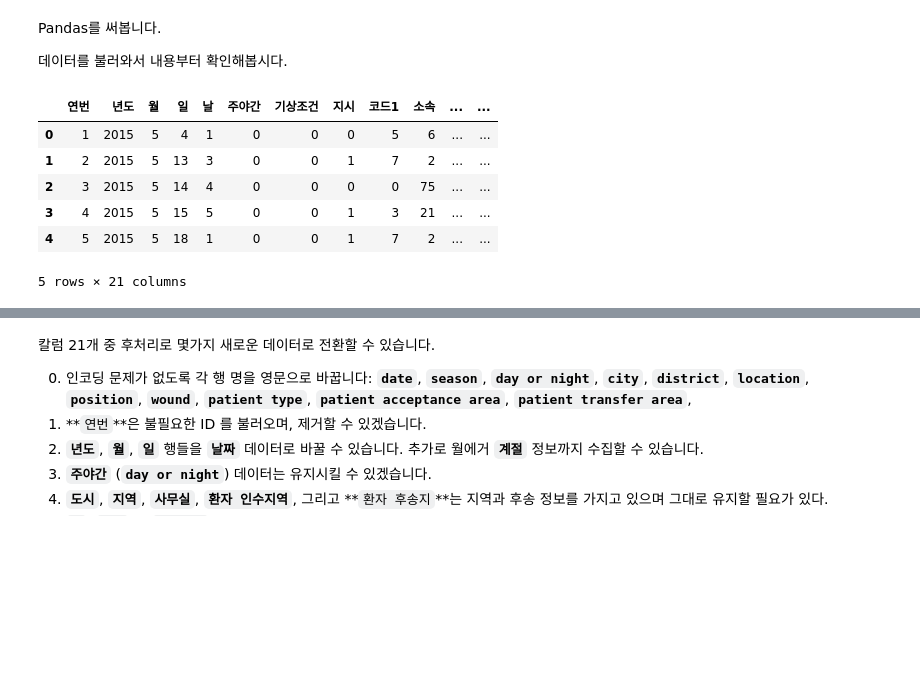
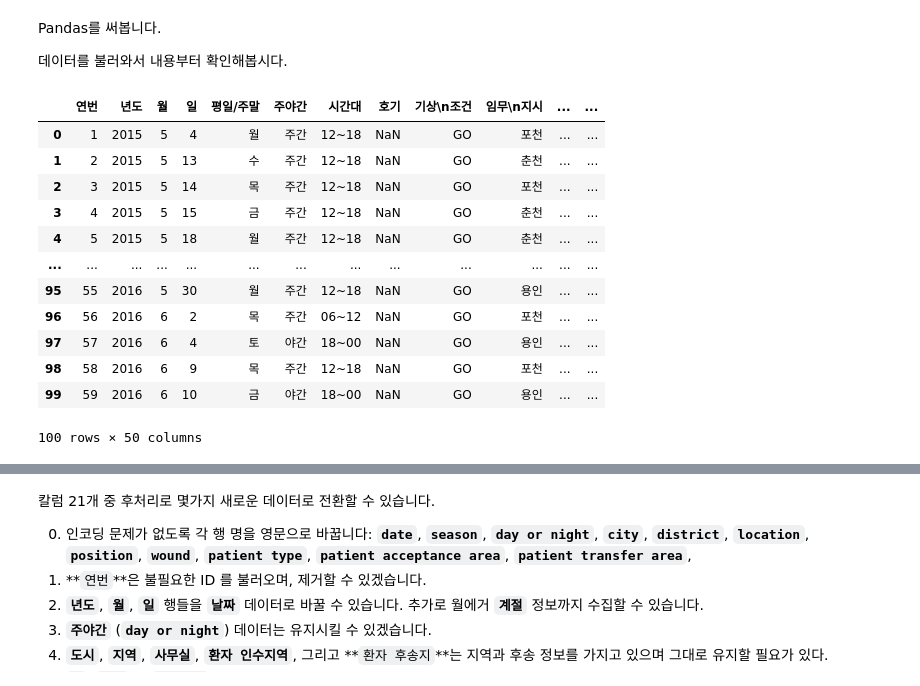
Before and after one commit to kamo1010/injury-big-data, a Jupyter notebook: Random_forest_code.ipynb, the cells around one changed output, grey strips where cells are left out. Cells and saved outputs as stored; diff of their text form; code cells hidden in the pictures; blank space fills up the shorter version.

```diff
--- a/Random_forest_code.ipynb
+++ b/Random_forest_code.ipynb
@@ -32,13 +32,19 @@ Pandas를 써봅니다.
 
 데이터를 불러와서 내용부터 확인해봅시다.
 # %%
-bank_data = pd.read_csv("sample_data/labels.csv", sep=",", encoding= 'EUC-KR')
-bank_data.head(5)
+bank_data = pd.read_csv("sample_data/Classeur2.csv", sep=",", encoding='utf-8')
+bank_data.head(100)
 # %% [output]
-|  | 연번 | 년도 | 월 | 일 | 날 | 주야간 | 기상조건 | 지시 | 코드1 | 소속 | ... | ... |
-| 0 | 1 | 2015 | 5 | 4 | 1 | 0 | 0 | 0 | 5 | 6 | ... | ... |
-| 1 | 2 | 2015 | 5 | 13 | 3 | 0 | 0 | 1 | 7 | 2 | ... | ... |
-| 2 | 3 | 2015 | 5 | 14 | 4 | 0 | 0 | 0 | 0 | 75 | ... | ... |
-| 3 | 4 | 2015 | 5 | 15 | 5 | 0 | 0 | 1 | 3 | 21 | ... | ... |
-| 4 | 5 | 2015 | 5 | 18 | 1 | 0 | 0 | 1 | 7 | 2 | ... | ... |
+|  | 연번 | 년도 | 월 | 일 | 평일/주말 | 주야간 | 시간대 | 호기 | 기상\n조건 | 임무\n지시 | ... | ... |
+| 0 | 1 | 2015 | 5 | 4 | 월 | 주간 | 12~18 | NaN | GO | 포천 | ... | ... |
+| 1 | 2 | 2015 | 5 | 13 | 수 | 주간 | 12~18 | NaN | GO | 춘천 | ... | ... |
+| 2 | 3 | 2015 | 5 | 14 | 목 | 주간 | 12~18 | NaN | GO | 포천 | ... | ... |
+| 3 | 4 | 2015 | 5 | 15 | 금 | 주간 | 12~18 | NaN | GO | 춘천 | ... | ... |
+| 4 | 5 | 2015 | 5 | 18 | 월 | 주간 | 12~18 | NaN | GO | 춘천 | ... | ... |
+| ... | ... | ... | ... | ... | ... | ... | ... | ... | ... | ... | ... | ... |
+| 95 | 55 | 2016 | 5 | 30 | 월 | 주간 | 12~18 | NaN | GO | 용인 | ... | ... |
+| 96 | 56 | 2016 | 6 | 2 | 목 | 주간 | 06~12 | NaN | GO | 포천 | ... | ... |
+| 97 | 57 | 2016 | 6 | 4 | 토 | 야간 | 18~00 | NaN | GO | 용인 | ... | ... |
+| 98 | 58 | 2016 | 6 | 9 | 목 | 주간 | 12~18 | NaN | GO | 포천 | ... | ... |
+| 99 | 59 | 2016 | 6 | 10 | 금 | 야간 | 18~00 | NaN | GO | 용인 | ... | ... |
-5 rows × 21 columns
+100 rows × 50 columns
```
Also changed, not shown: parts of 1 cell of this notebook.
